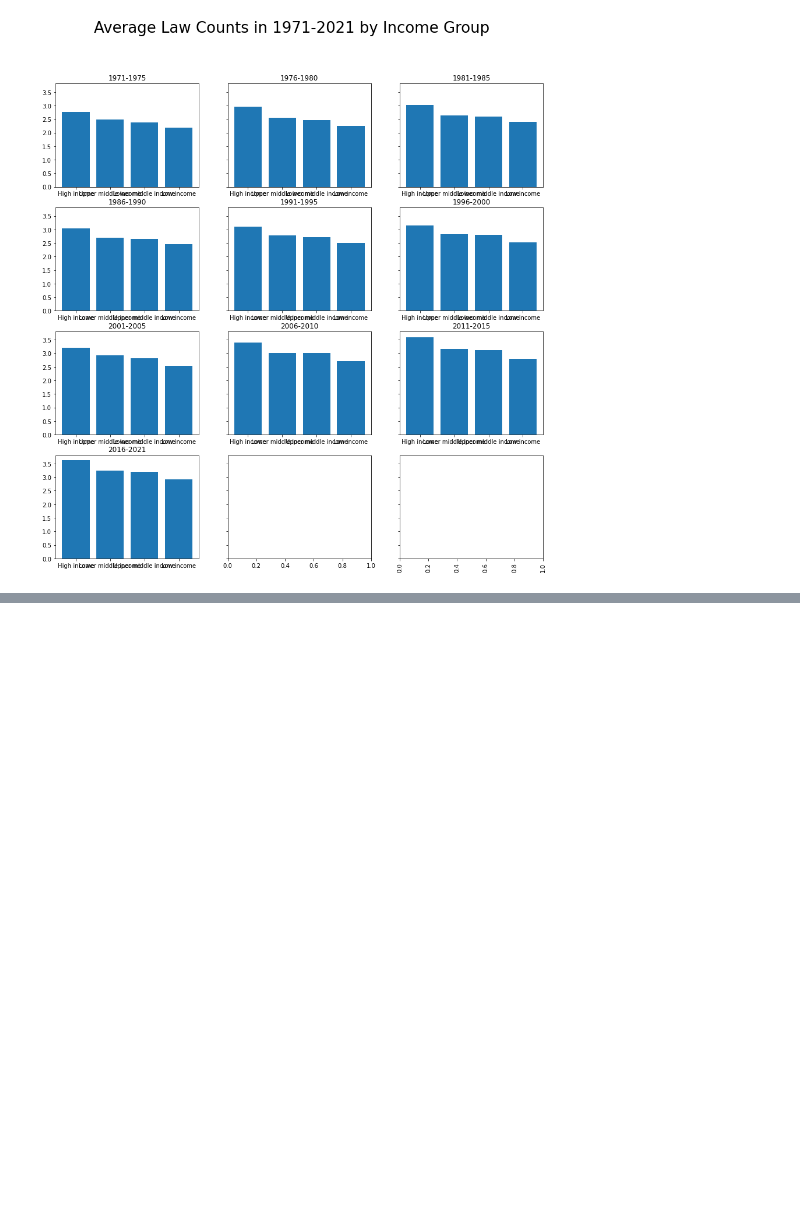
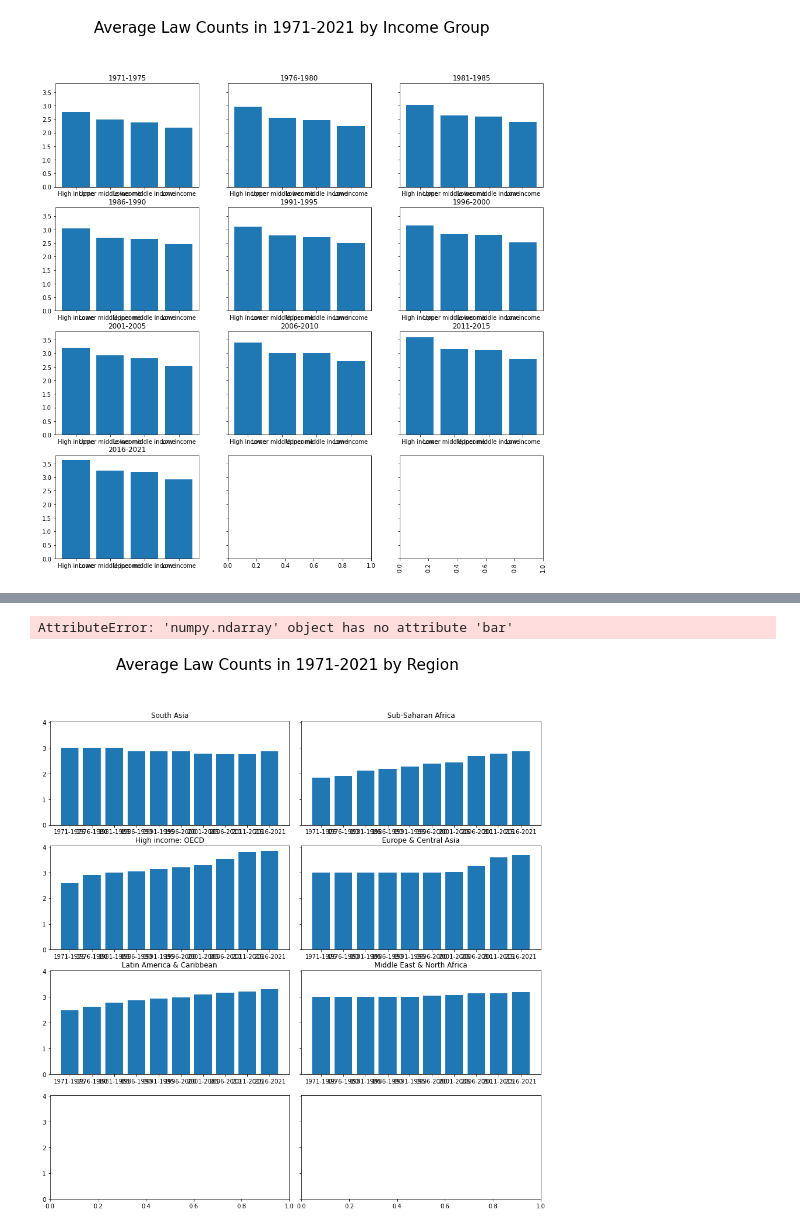
Before and after one commit to AnnikaBock65/Female_Entrepreneurship, a Jupyter notebook: notebooks/law_count_number.ipynb, the cells around one changed output, grey strips where cells are left out. Drawn from its saved outputs; the diff is of its cells as text; code cells hidden in the pictures; blank space fills up the shorter version.

Commit message:
save region files

```diff
--- a/notebooks/law_count_number.ipynb
+++ b/notebooks/law_count_number.ipynb
@@ -729,0 +810,4 @@ plt.show();
+# %%
+df_average_High_income_OECD = average_law_count_by_region_period.loc[average_law_count_by_region_period['Region'] == 'High income: OECD']
+df_average_High_income_OECD = df_average_High_income_OECD.sort_values(by = 'period', ascending = True)
+df_average_High_income_OECD
@@ -729,0 +826,4 @@ plt.show();
+# %%
+df_average_Europe_Central_Asia  = average_law_count_by_region_period.loc[average_law_count_by_region_period['Region'] == 'Europe & Central Asia']
+df_average_Europe_Central_Asia = df_average_Europe_Central_Asia.sort_values(by = 'period', ascending = True)
+df_average_Europe_Central_Asia
@@ -729,0 +842,4 @@ plt.show();
+# %%
+df_average_Latin_America_Caribbean = average_law_count_by_region_period.loc[average_law_count_by_region_period['Region'] == 'Latin America & Caribbean']
+df_average_Latin_America_Caribbean = df_average_Latin_America_Caribbean.sort_values(by = 'period', ascending = True)
+df_average_Latin_America_Caribbean
@@ -729,0 +858,4 @@ plt.show();
+# %%
+df_average_Middle_East_North_Africa = average_law_count_by_region_period.loc[average_law_count_by_region_period['Region'] == 'Middle East & North Africa']
+df_average_Middle_East_North_Africa = df_average_Middle_East_North_Africa.sort_values(by = 'period', ascending = True)
+df_average_Middle_East_North_Africa
@@ -729,0 +890,53 @@ plt.show();
+# %%
+fig, ((ax1, ax2), (ax3, ax4), (ax5, ax6), (ax7)) = plt.subplots(nrows = 4, ncols = 2, sharey=True, figsize=(15,15))
+fig.subplots_adjust(wspace=0.05)
+#plt.figure(figsize=(25,45))
+fig.suptitle('Average Law Counts in 1971-2021 by Region', fontsize=26)
+ax1.set_title('South Asia')
+ax1.bar(df_average_South_Asia.period, df_average_South_Asia.total_law_counts), # color='green',edgecolor='black', label='28,501')
+ax1.set_xticks(range(10))
+
+ax2.bar(df_average_Sub_Saharan_Africa.period, df_average_Sub_Saharan_Africa.total_law_counts)#, edgecolor='black', label='5,972,641')
+ax2.set_title('Sub-Saharan Africa'),
+ax2.set_xticks(range(10))
+#ax2.axvline(x=25, color='g')
+
+
+ax3.bar(df_average_High_income_OECD.period, df_average_High_income_OECD.total_law_counts)
+ax3.set_title('High income: OECD'),
+ax3.set_xticks(range(10))
+
+
+ax4.bar(df_average_Europe_Central_Asia.period, df_average_Europe_Central_Asia.total_law_counts)
+ax4.set_title('Europe & Central Asia'),
+ax4.set_xticks(range(10))
+
+ax5.bar(df_average_Latin_America_Caribbean.period, df_average_Latin_America_Caribbean.total_law_counts)
+ax5.set_title('Latin America & Caribbean'),
+ax5.set_xticks(range(10))
+
+ax6.bar(df_average_Middle_East_North_Africa.period, df_average_Middle_East_North_Africa.total_law_counts)
+ax6.set_title('Middle East & North Africa'),
+ax6.set_xticks(range(10))
+
+ax7.bar(df_average_Middle_East_North_Africa.period, df_average_Middle_East_North_Africa.total_law_counts)
+ax7.set_title('Middle East & North Africa'),
+ax7.set_xticks(range(10))
+
+#fig.text(0.48, -0.01, 'columns name', fontsize=20, ha='center')
+#fig.text(0.04, 0.5, 'Count', va='center', rotation='vertical', fontsize=20)
+#fig.legend(loc="upper left", fontsize=20)
+plt.axhline(y=1, linestyle='--', color='red', label = 'average')
+plt.axhline(y=2, linestyle='--', color='red', label = 'average')
+plt.axhline(y=3, linestyle='--', color='red', label = 'average')
+plt.axhline(y=4, linestyle='--', color='red', label = 'average')
+#plt.axhline(y=3.1844444444444444, linestyle='--', color='red', label = 'average')
+#plt.axhline(y=2, linestyle='--', color='red', label = 'average')
+#plt.axvline(x=38, color='red')
+plt.yticks(fontsize=60)
+locs, labels = plt.xticks()
+plt.setp(labels, rotation=45)
+plt.show();
+# %% [output]
+AttributeError: 'numpy.ndarray' object has no attribute 'bar'
+[figure, added]
```
Also changed, not shown: parts of 15 cells of this notebook.
